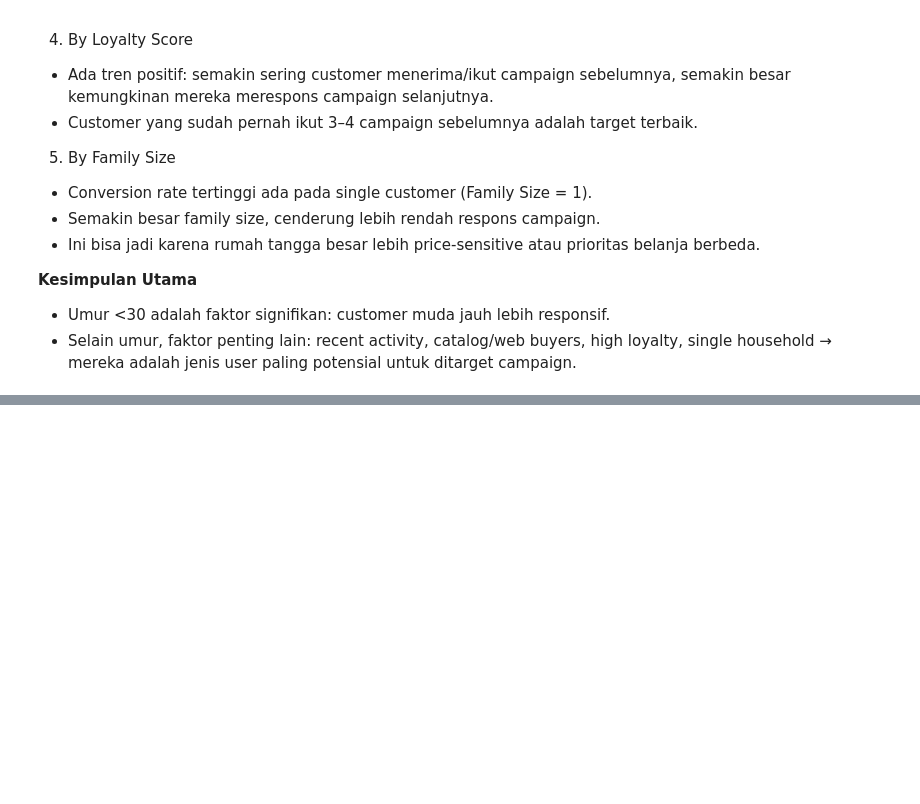
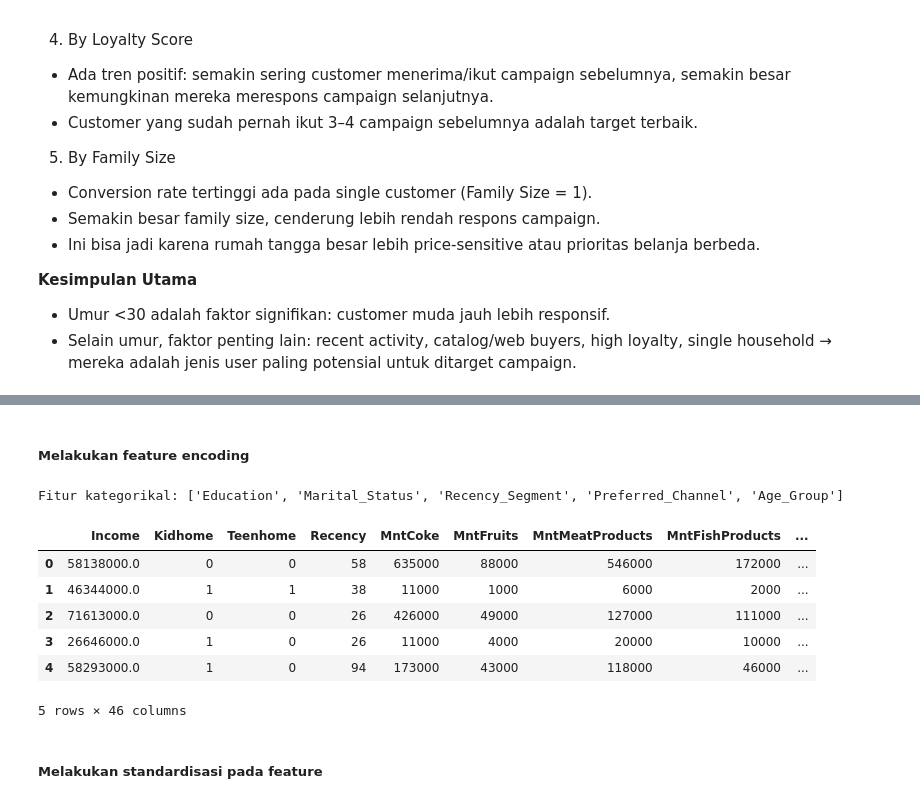
Before and after one commit to fyrwnt/conversion-rate-analysis, a Jupyter notebook: cra.ipynb, the cells around one changed output, grey strips where cells are left out. Drawn from its saved outputs; the diff is of its cells as text; code cells hidden in the pictures; blank space fills up the shorter version.

```diff
--- a/cra.ipynb
+++ b/cra.ipynb
@@ -229,0 +332,5 @@ plt.show()
+# %%
+# Drop fitur yang tidak diperlukan untuk clustering
+drop_features = ["ID", "Year_Birth", "Dt_Customer", "Response", "Z_CostContact", "Z_Revenue"]
+
+df_cluster = df.drop(columns=drop_features, errors="ignore")
@@ -229,0 +344,20 @@ plt.show()
+# %% [markdown]
+##### Melakukan feature encoding
+# %%
+cat_features = df_cluster.select_dtypes(include=['object', 'category']).columns.tolist()
+print("Fitur kategorikal:", cat_features)
+
+df_encoded = pd.get_dummies(df_cluster, columns=cat_features, drop_first=True)
+
+df_encoded.head()
+# %% [output]
+Fitur kategorikal: ['Education', 'Marital_Status', 'Recency_Segment', 'Preferred_Channel', 'Age_Group']
+|  | Income | Kidhome | Teenhome | Recency | MntCoke | MntFruits | MntMeatProducts | MntFishProducts | ... |
+| 0 | 58138000.0 | 0 | 0 | 58 | 635000 | 88000 | 546000 | 172000 | ... |
+| 1 | 46344000.0 | 1 | 1 | 38 | 11000 | 1000 | 6000 | 2000 | ... |
+| 2 | 71613000.0 | 0 | 0 | 26 | 426000 | 49000 | 127000 | 111000 | ... |
+| 3 | 26646000.0 | 1 | 0 | 26 | 11000 | 4000 | 20000 | 10000 | ... |
+| 4 | 58293000.0 | 1 | 0 | 94 | 173000 | 43000 | 118000 | 46000 | ... |
+5 rows × 46 columns
+# %% [markdown]
+##### Melakukan standardisasi pada feature
```
Also changed, not shown: parts of 15 cells of this notebook, 1 other file.
